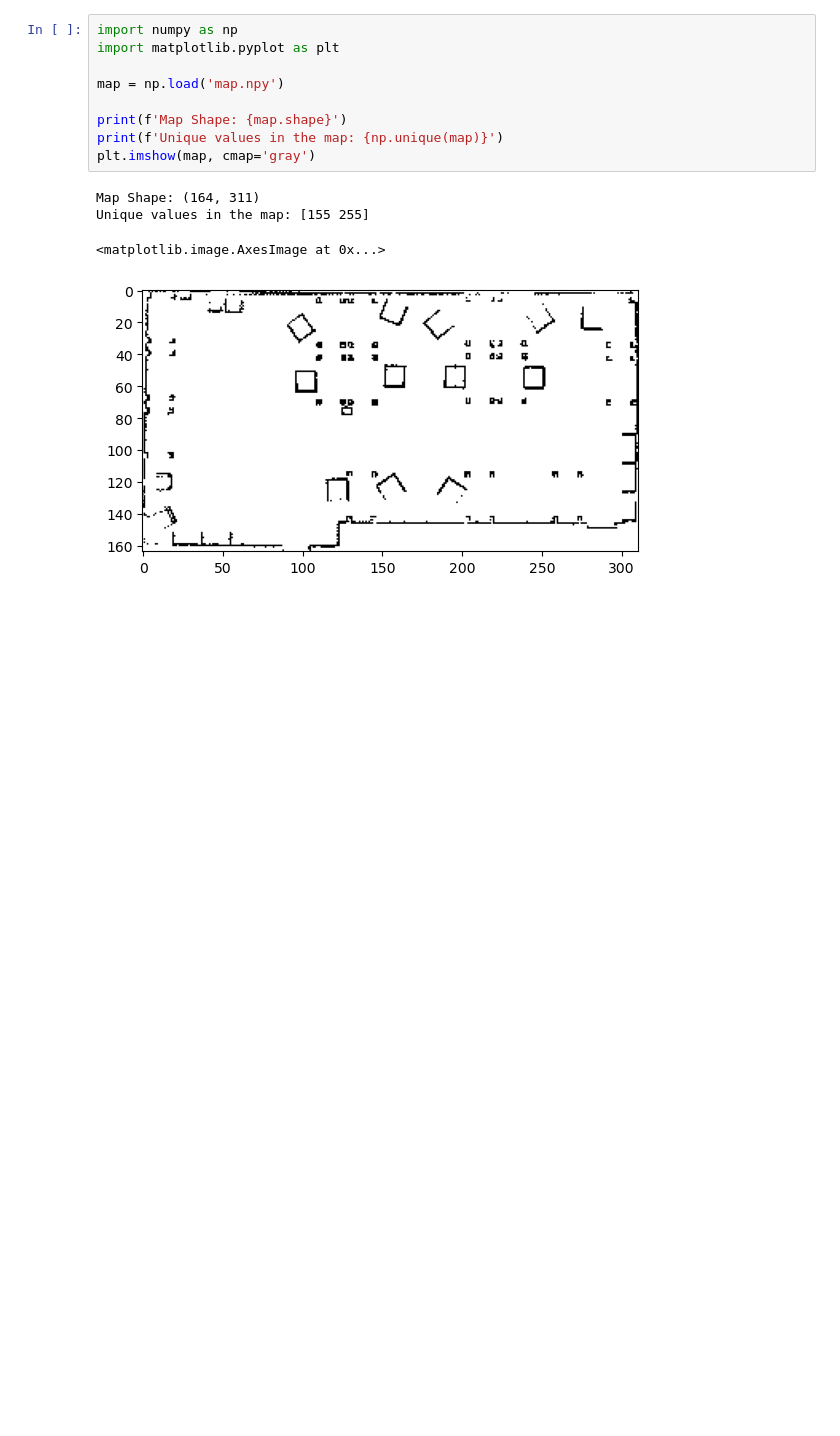
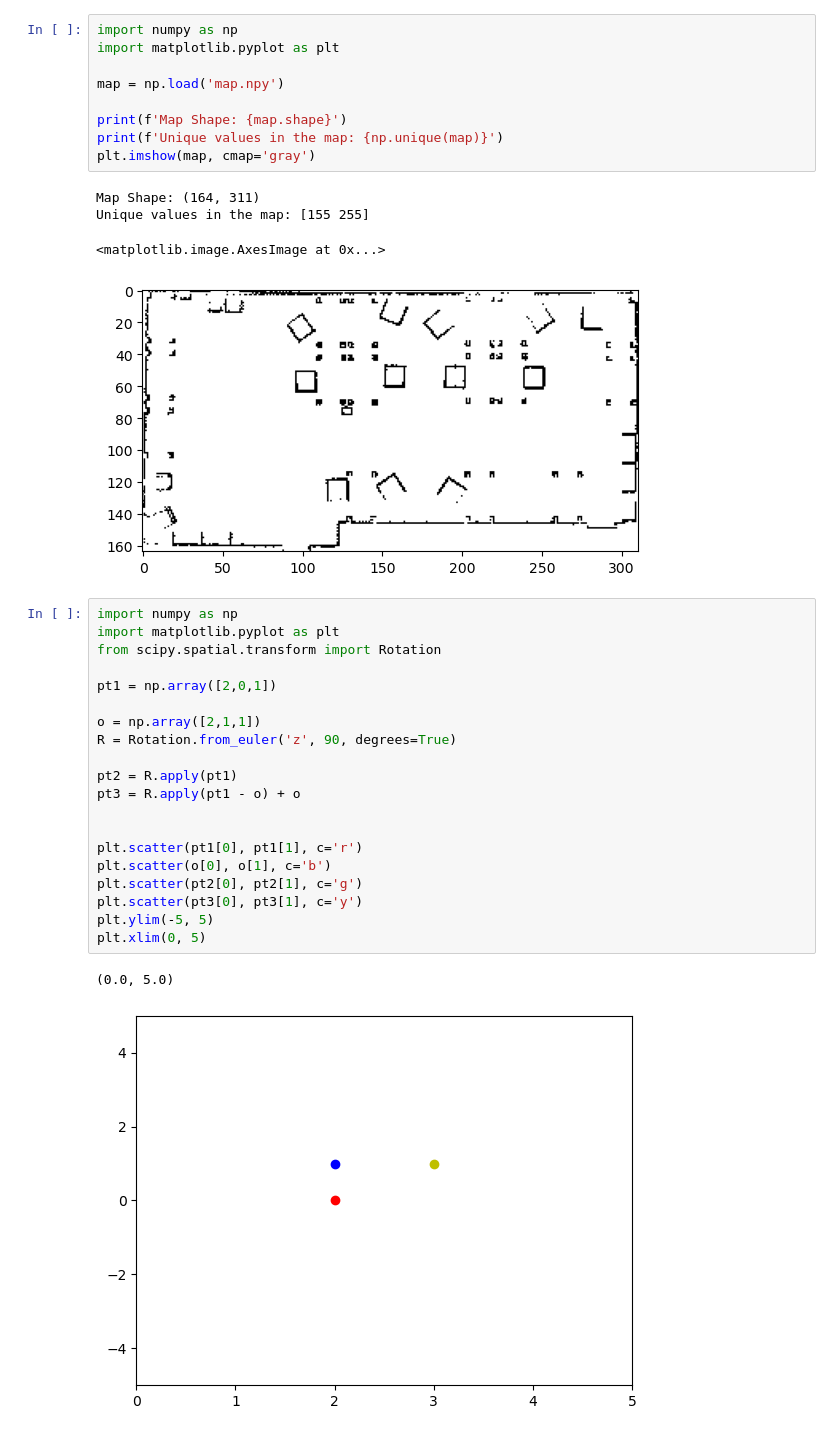
Before and after one commit to HassanHotait/RobotAutonomy, a Jupyter notebook: 34761_Robot_Autonomy_Navigation.ipynb, the cells around one changed output. Cells and saved outputs as stored; diff of their text form; blank space fills up the shorter version.

Commit message:
Fixed Rotation Issues

```diff
--- a/34761_Robot_Autonomy_Navigation.ipynb
+++ b/34761_Robot_Autonomy_Navigation.ipynb
@@ -246,3 +246,26 @@ Map Shape: (164, 311)
 Unique values in the map: [155 255]
 <matplotlib.image.AxesImage at 0x...>
 [figure]
+# %%
+import numpy as np
+import matplotlib.pyplot as plt
+from scipy.spatial.transform import Rotation
+
+pt1 = np.array([2,0,1])
+
+o = np.array([2,1,1])
+R = Rotation.from_euler('z', 90, degrees=True)
+
+pt2 = R.apply(pt1)
+pt3 = R.apply(pt1 - o) + o
+
+
+plt.scatter(pt1[0], pt1[1], c='r')
+plt.scatter(o[0], o[1], c='b')
+plt.scatter(pt2[0], pt2[1], c='g')
+plt.scatter(pt3[0], pt3[1], c='y')
+plt.ylim(-5, 5)
+plt.xlim(0, 5)
+# %% [output]
+(0.0, 5.0)
+[figure, added]
```
Also changed, not shown: 3 other files.
